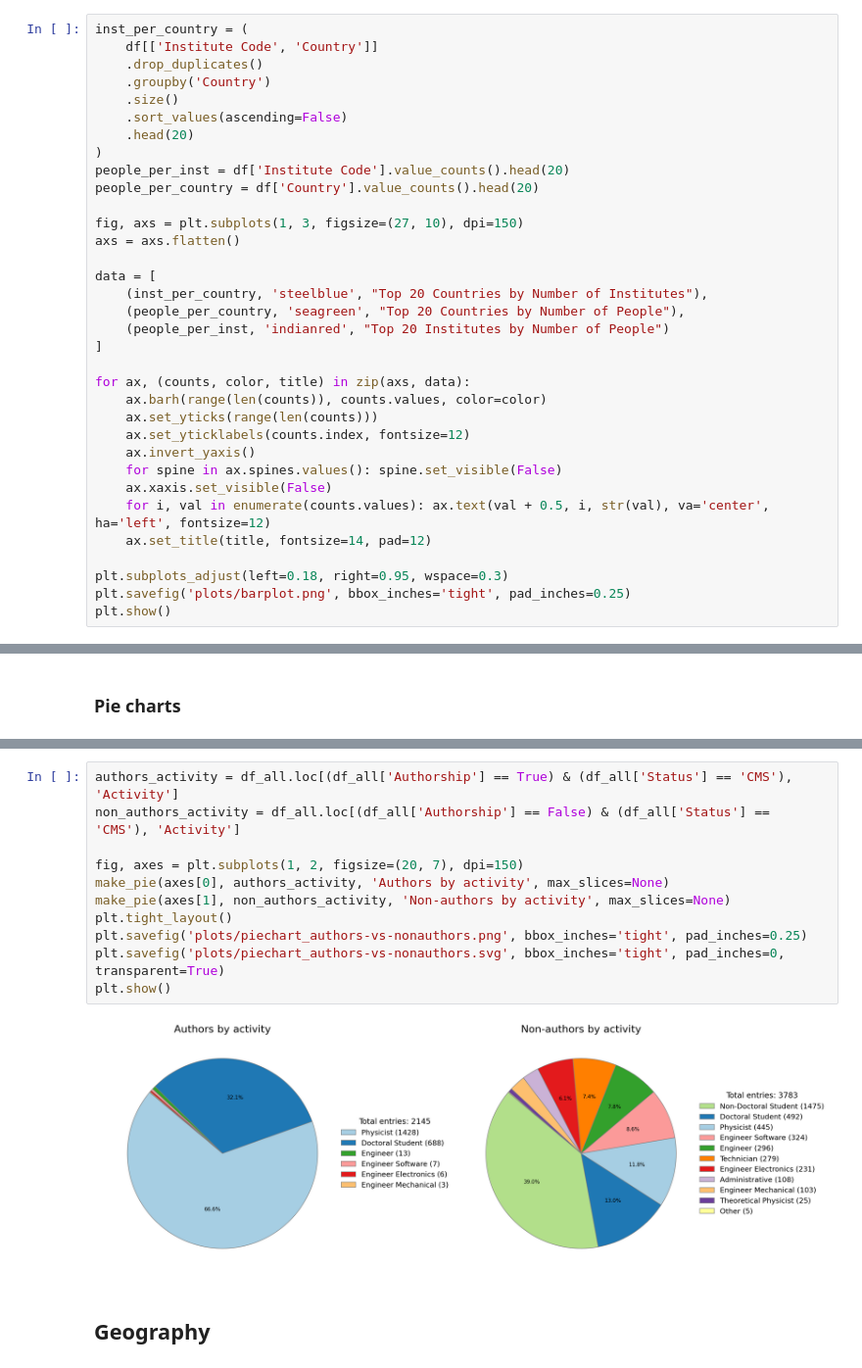
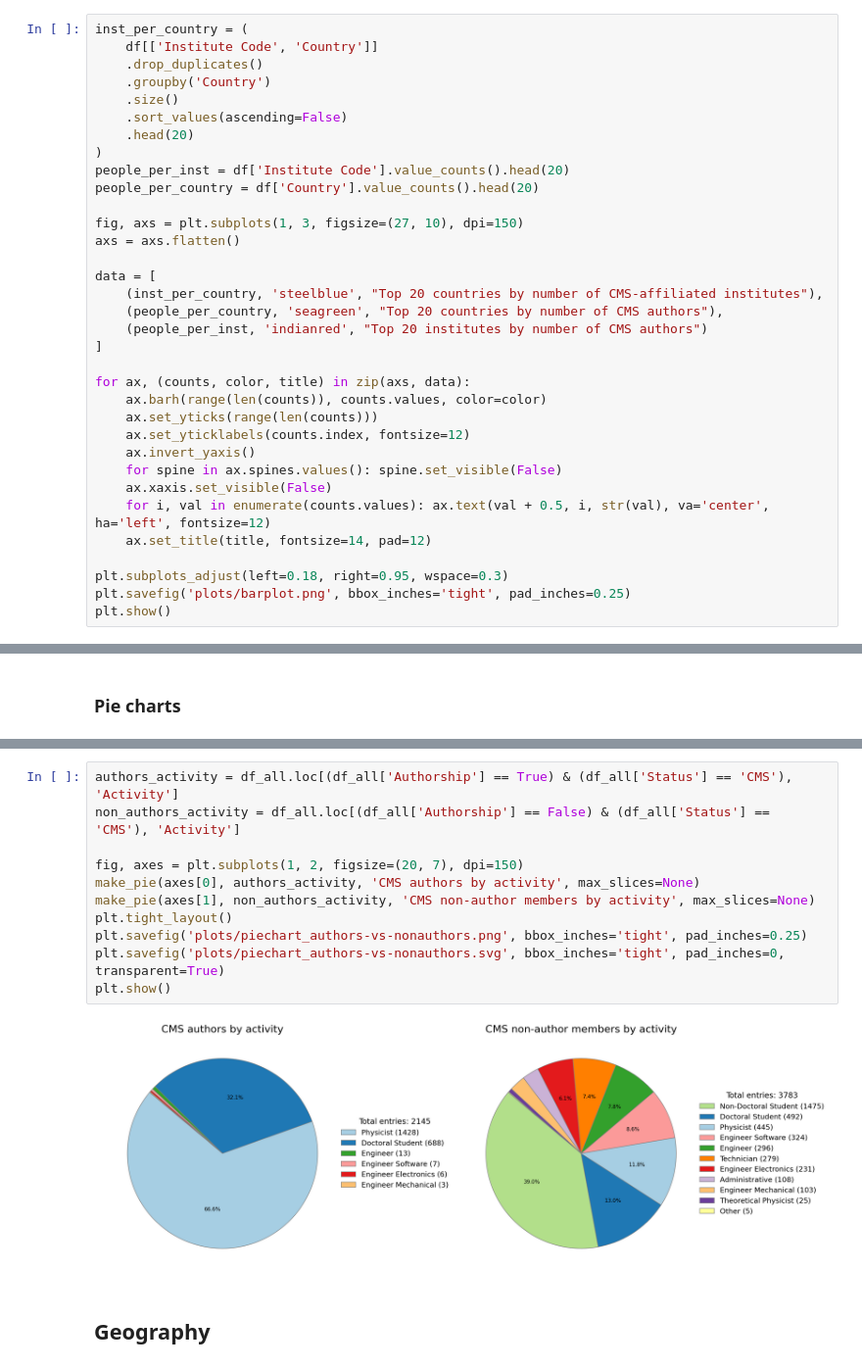
Before and after one commit to phazarik/cms-members-geodata, a Jupyter notebook: analyzeMembers.ipynb, the cells around one changed output, grey strips where cells are left out. Shown at 98% size. Drawn from its saved outputs; the diff is of its cells as text.

```diff
--- a/analyzeMembers.ipynb
+++ b/analyzeMembers.ipynb
@@ -137,9 +137,9 @@ fig, axs = plt.subplots(1, 3, figsize=(27, 10), dpi=150)
 axs = axs.flatten()
 
 data = [
-    (inst_per_country, 'steelblue', "Top 20 Countries by Number of Institutes"),
-    (people_per_country, 'seagreen', "Top 20 Countries by Number of People"),
-    (people_per_inst, 'indianred', "Top 20 Institutes by Number of People")
+    (inst_per_country, 'steelblue', "Top 20 countries by number of CMS-affiliated institutes"),
+    (people_per_country, 'seagreen', "Top 20 countries by number of CMS authors"),
+    (people_per_inst, 'indianred', "Top 20 institutes by number of CMS authors")
 ]
 
 for ax, (counts, color, title) in zip(axs, data):
@@ -224,16 +224,16 @@ plt.show()
 # %%
 authors_activity = df_all.loc[(df_all['Authorship'] == True) & (df_all['Status'] == 'CMS'), 'Activity']
 non_authors_activity = df_all.loc[(df_all['Authorship'] == False) & (df_all['Status'] == 'CMS'), 'Activity']
 
 fig, axes = plt.subplots(1, 2, figsize=(20, 7), dpi=150)
-make_pie(axes[0], authors_activity, 'Authors by activity', max_slices=None)
-make_pie(axes[1], non_authors_activity, 'Non-authors by activity', max_slices=None)
+make_pie(axes[0], authors_activity, 'CMS authors by activity', max_slices=None)
+make_pie(axes[1], non_authors_activity, 'CMS non-author members by activity', max_slices=None)
 plt.tight_layout()
 plt.savefig('plots/piechart_authors-vs-nonauthors.png', bbox_inches='tight', pad_inches=0.25)
 plt.savefig('plots/piechart_authors-vs-nonauthors.svg', bbox_inches='tight', pad_inches=0, transparent=True)
 plt.show()
 # %% [output]
-[figure, old version]
+[figure, new version]
 # %% [markdown]
 ## Geography
 # %%
```
Also changed, not shown: parts of 5 cells of this notebook, 8 other files.
